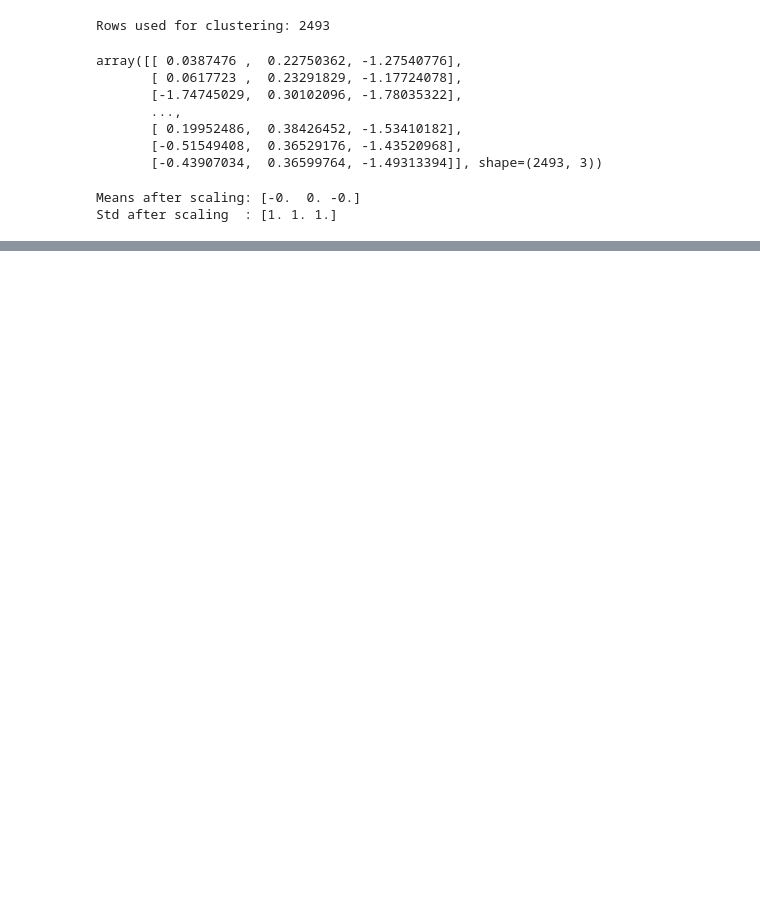
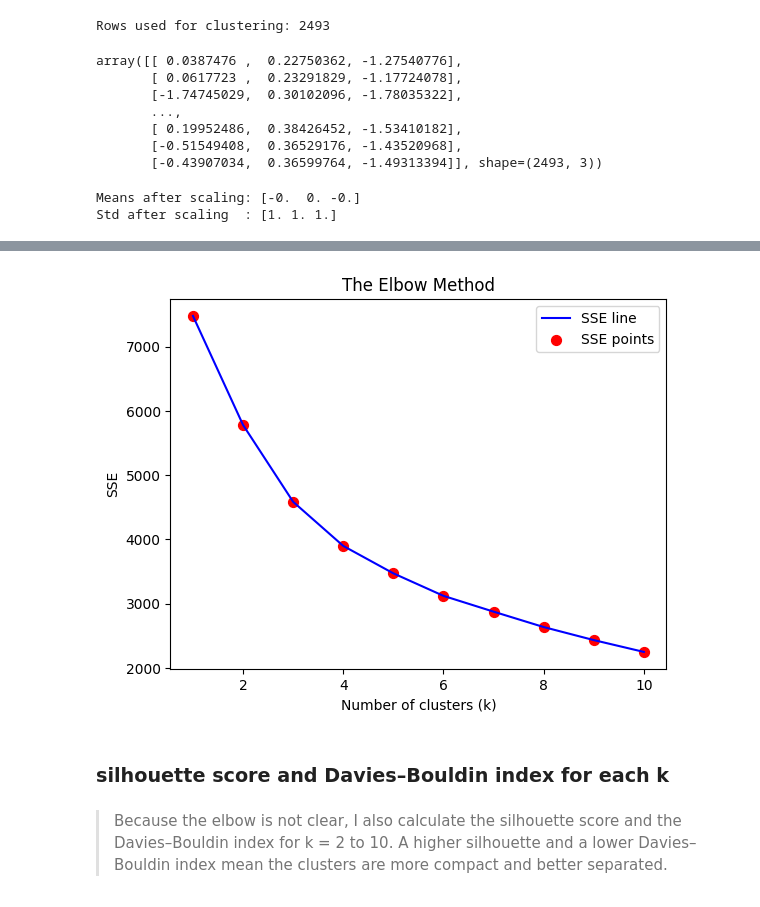
Before and after one commit to ghaflareda-ds/gold_forecast_yahoo_finance, a Jupyter notebook: Gold Forecast.ipynb, the cells around one changed output, grey strips where cells are left out. Cells and saved outputs as stored; diff of their text form; code cells hidden in the pictures; blank space fills up the shorter version.

```diff
--- a/Gold Forecast.ipynb
+++ b/Gold Forecast.ipynb
@@ -611,0 +626,27 @@ Std after scaling  : [1. 1. 1.]
+# %%
+
+from sklearn.cluster import KMeans
+sse = []   # Declare an array for the storage of values for Sum of Squares (SSE) Errors
+
+# Set the loop from the minimum and maximum values
+for i in range(1, 11):
+    kmeans = KMeans(n_clusters = i, max_iter = 300, n_init = 10, random_state = 42)  # Initialise an object kmeans by calling
+                                                                                     # an object KMeans()
+    kmeans.fit(X_scaled)                                                                    # Training the model by calling fit() method
+    sse.append(kmeans.inertia_)                                                      # Store kmeans.inertia_ in the array sse
+
+# Plotting the results onto a line graph with points in a different color
+plt.plot(range(1, 11), sse, linestyle = '-', color = 'blue', label = 'SSE line')
+plt.scatter(range(1, 11), sse, color = 'red', marker = 'o', s = 50, label = 'SSE points')
+
+plt.title('The Elbow Method')
+plt.xlabel('Number of clusters (k)')
+plt.ylabel('SSE')  # sum of squares errors
+plt.legend()
+plt.show()
+# %% [output]
+[figure, added]
+# %% [markdown]
+### silhouette score and Davies–Bouldin index for each k
+# %% [markdown]
+> Because the elbow is not clear, I also calculate the silhouette score and the Davies–Bouldin index for k = 2 to 10. A higher silhouette and a lower Davies–Bouldin index mean the clusters are more compact and better separated.
```
Also changed, not shown: parts of 22 cells of this notebook.
